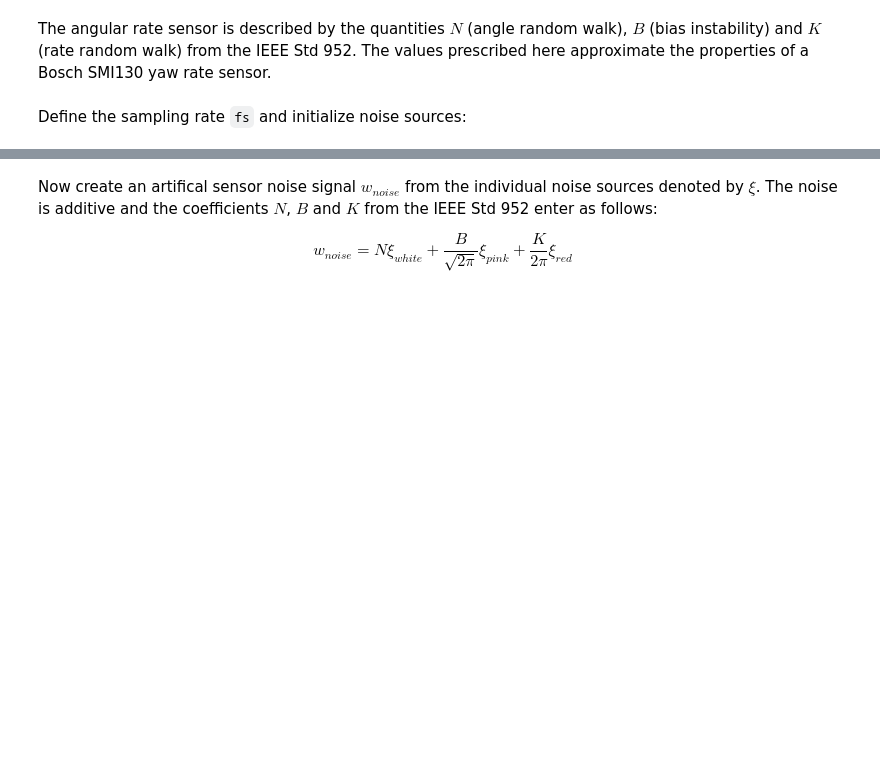
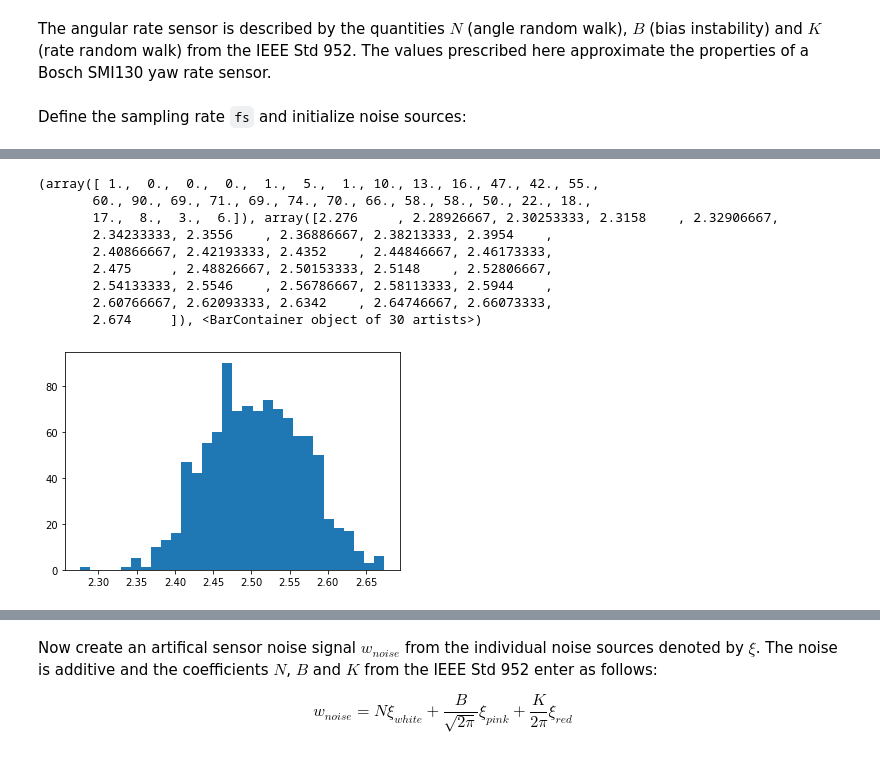
Before and after one commit to diplodocuslongus/depthai2know, a Jupyter notebook: IMU/imu_noise_characterization.ipynb, the cells around one changed output, grey strips where cells are left out. Cells and saved outputs as stored; diff of their text form; code cells hidden in the pictures; blank space fills up the shorter version.

```diff
--- a/IMU/imu_noise_characterization.ipynb
+++ b/IMU/imu_noise_characterization.ipynb
@@ -144,0 +155,17 @@ gz = dataArr[-NB_SAMPLE:, 7]
+# %%
+gyro_ts_grad=np.gradient(ts)
+# print(f'{np.gradient(acc_ts)}')
+a=plt.hist(gyro_ts_grad,NBINS)
+print(a)
+# print(dataArr.shape)
+# %% [output]
+(array([ 1.,  0.,  0.,  0.,  1.,  5.,  1., 10., 13., 16., 47., 42., 55.,
+       60., 90., 69., 71., 69., 74., 70., 66., 58., 58., 50., 22., 18.,
+       17.,  8.,  3.,  6.]), array([2.276     , 2.28926667, 2.30253333, 2.3158    , 2.32906667,
+       2.34233333, 2.3556    , 2.36886667, 2.38213333, 2.3954    ,
+       2.40866667, 2.42193333, 2.4352    , 2.44846667, 2.46173333,
+       2.475     , 2.48826667, 2.50153333, 2.5148    , 2.52806667,
+       2.54133333, 2.5546    , 2.56786667, 2.58113333, 2.5944    ,
+       2.60766667, 2.62093333, 2.6342    , 2.64746667, 2.66073333,
+       2.674     ]), <BarContainer object of 30 artists>)
+[figure, added]
```
Also changed, not shown: parts of 14 cells of this notebook, 5 other files.
